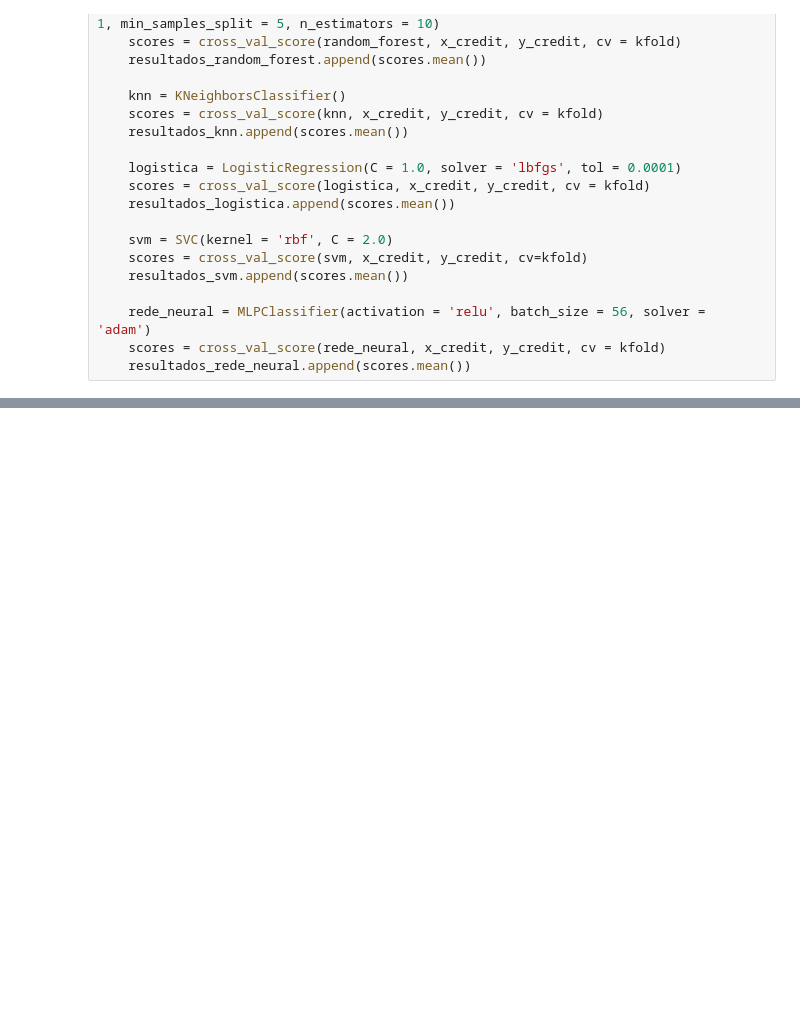
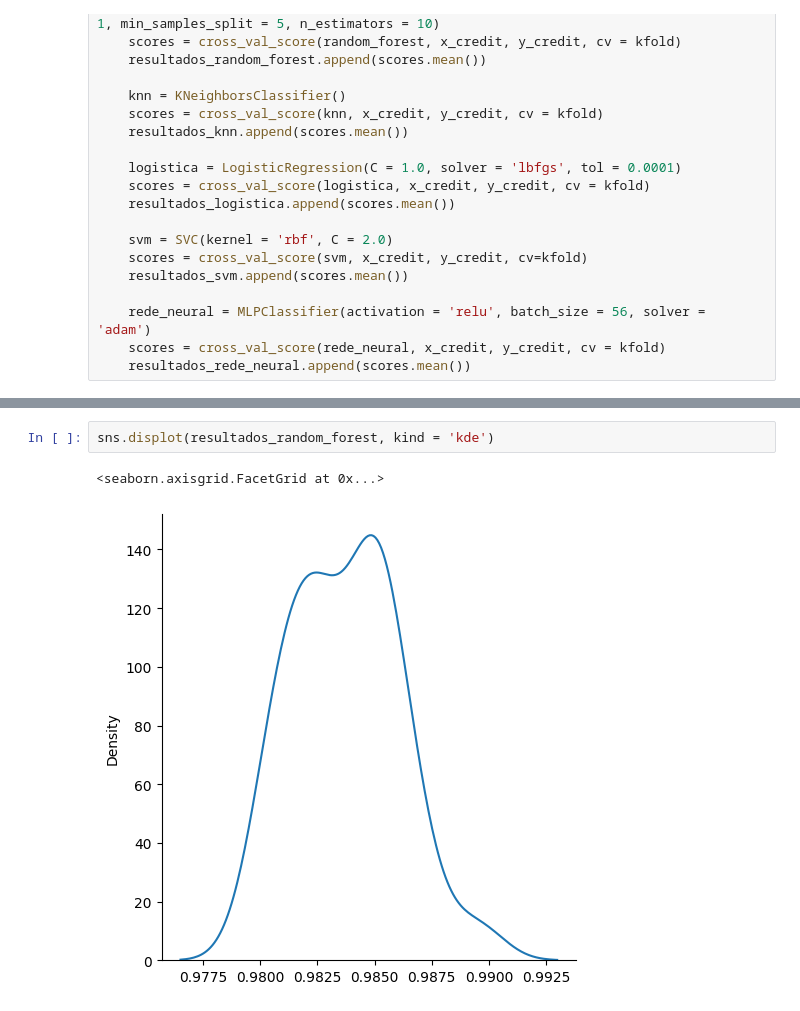
Before and after one commit to Josearthur266/Aprendendo_Machine_Learning, a Jupyter notebook: Avaliacao_de_algoritmo_classificacao/classificacao_algoritmo.ipynb, the cells around one changed output, grey strips where cells are left out. Drawn from its saved outputs; the diff is of its cells as text; blank space fills up the shorter version.

```diff
--- a/Avaliacao_de_algoritmo_classificacao/classificacao_algoritmo.ipynb
+++ b/Avaliacao_de_algoritmo_classificacao/classificacao_algoritmo.ipynb
@@ -285,0 +307,5 @@ dtype: float64
+# %%
+sns.displot(resultados_random_forest, kind = 'kde')
+# %% [output]
+<seaborn.axisgrid.FacetGrid at 0x...>
+[figure, added]
```
Also changed, not shown: parts of 17 cells of this notebook.
